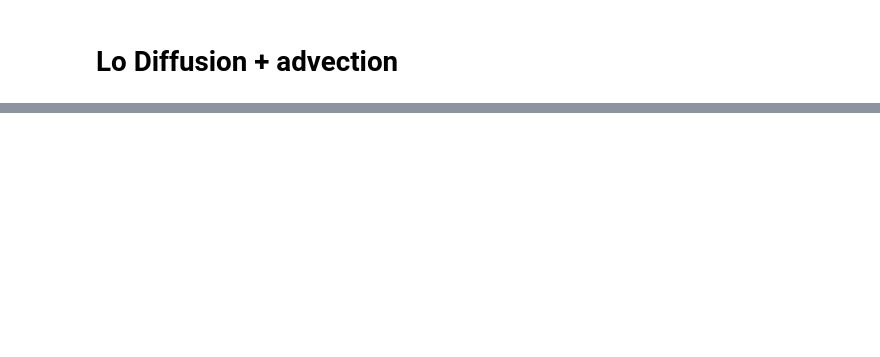
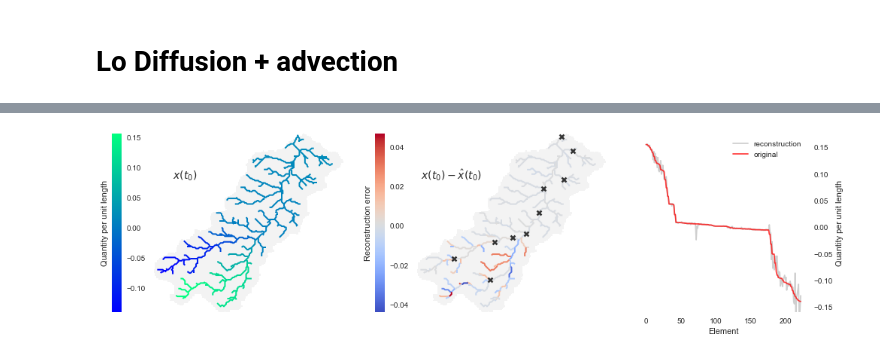
Before and after one commit to kLabUM/sensor-placement, a Jupyter notebook: notebooks/advection_diffusion_error.ipynb, the cells around one changed output, grey strips where cells are left out. Cells and saved outputs as stored; diff of their text form; code cells hidden in the pictures; blank space fills up the shorter version.

```diff
--- a/notebooks/advection_diffusion_error.ipynb
+++ b/notebooks/advection_diffusion_error.ipynb
@@ -340,0 +449,20 @@ plt.tight_layout()
+# %%
+x0 = U[:,2]
+#x0 = x0 - x0.min()
+#x0 = x0 / x0.max()
+# %%
+C = np.eye(S.shape[0])[ss]
+Ac = np.eye(S.shape[0])
+Wo_r = np.zeros(S.shape)
+R_r = np.zeros(x0.shape)
+ys_r = []
+
+for i in range(3600):
+    y = C @ Ac @ x0
+    ys_r.append(y)
+    Wo_r += (Ac.T @ C.T @ C @ Ac)
+    R_r += (Ac.T @ C.T @ ys_r[i])
+    Ac = S @ Ac
+# %%
+x0_hat_r = (np.linalg.pinv(Wo_r) @ R_r).ravel()
+x0 = x0.ravel()
@@ -340,0 +473,70 @@ plt.tight_layout()
+# %%
+fig = plt.figure(figsize=(14,4))
+spec = gridspec.GridSpec(ncols=5, nrows=1, figure=fig, width_ratios=[0.05, 1, 0.05, 1, 0.9])
+
+ax = []
+ax.append(fig.add_subplot(spec[0, 0]))
+ax.append(fig.add_subplot(spec[0, 1]))
+ax.append(fig.add_subplot(spec[0, 2]))
+ax.append(fig.add_subplot(spec[0, 3]))
+ax.append(fig.add_subplot(spec[0, 4]))
+
+segs = [np.asarray(branch['geometry']['coordinates']) for branch in geom['features']]
+
+for i in range(4):
+    ax[i].set_facecolor('w')
+    ax[i].xaxis.set_ticklabels([])
+    ax[i].yaxis.set_ticklabels([])
+
+ax[1].imshow(np.where(grid.view('catch'), 1, np.nan), zorder=1, cmap='Greys',
+             vmin=0, vmax=6, extent=grid.extent, alpha=0.5)
+mag = x0
+norm = matplotlib.colors.Normalize(vmin=x0.min(), vmax=x0.max())
+mapper = cm.ScalarMappable(norm=norm, cmap='winter_r')
+colors = mapper.to_rgba(mag)
+line_segments = LineCollection(segs, colors=colors, linewidths=2)
+im = ax[1].add_collection(line_segments)
+ax[1].autoscale()
+ax[1].annotate('$x(t_0)$', (0.10, 0.75), xycoords='axes fraction', size=14)
+
+ax[3].imshow(np.where(grid.view('catch'), 1, np.nan), zorder=1, cmap='Greys',
+             vmin=0, vmax=6, extent=grid.extent, alpha=0.5)
+mag = x0 - x0_hat_r
+lmag = np.log10(mag + 1)
+err_norm = matplotlib.colors.Normalize(vmin=mag.min(), vmax=mag.max())
+mapper = cm.ScalarMappable(norm=err_norm, cmap='coolwarm')
+colors = mapper.to_rgba(mag)
+line_segments = LineCollection(segs, colors=colors, linewidths=2)
+im = ax[3].add_collection(line_segments)
+ax[3].autoscale()
+ax[3].annotate('$x(t_0) - \hat{x}(t_0)$', (0.02, 0.75), xycoords='axes fraction', size=14)
+coords = np.asarray([geom['features'][j]['geometry']['coordinates'][0]
+                     for j in ss])
+ax[3].scatter(coords[:,0], coords[:,1], zorder=2,
+                   marker='x', c='0.2', s=35, edgecolor='0.1', linewidth=2.5)
+
+cb1 = matplotlib.colorbar.ColorbarBase(ax[0], cmap='winter',
+                                norm=norm,
+                                orientation='vertical', label='Quantity per unit length')
+ax[0].yaxis.set_label_position('left')
+
+cb1 = matplotlib.colorbar.ColorbarBase(ax[2], cmap='coolwarm',
+                                norm=err_norm,
+                                orientation='vertical', label='Reconstruction error')
+ax[2].yaxis.set_label_position('left')
+
+ax[4].plot(x0_hat_r[np.argsort(x0)[::-1]], c='0.75', alpha=0.75, label='reconstruction')
+ax[4].plot(x0[np.argsort(x0)[::-1]], c='r', alpha=0.75, label='original')
+ax[4].yaxis.set_ticks_position('right')
+ax[4].yaxis.set_label_position('right')
+ax[4].set_facecolor('w')
+ax[4].set_xlabel('Element')
+ax[4].set_ylabel('Quantity per unit length')
+ax[4].legend()
+ax[4].set_ylim(x0.min() - 0.02, x0.max() + 0.02)
+
+plt.tight_layout()
+#ax[1].scatter(coords[:,0], coords[:,1], zorder=2,
+#                   marker='o', c='0.7', s=40, edgecolor='0.1', linewidth=1)
+# %% [output]
+[figure, added]
```
Also changed, not shown: parts of 37 cells of this notebook.
